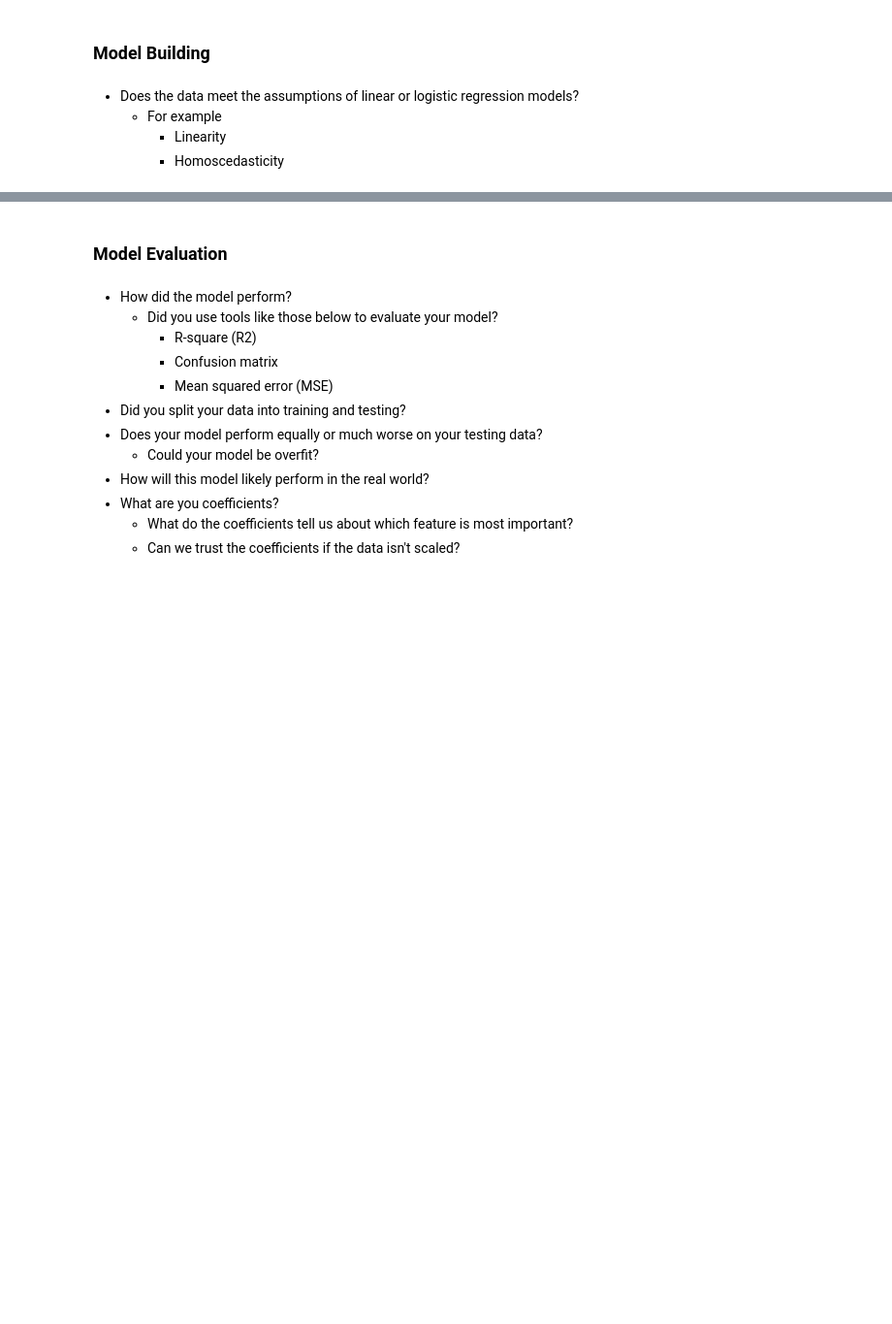
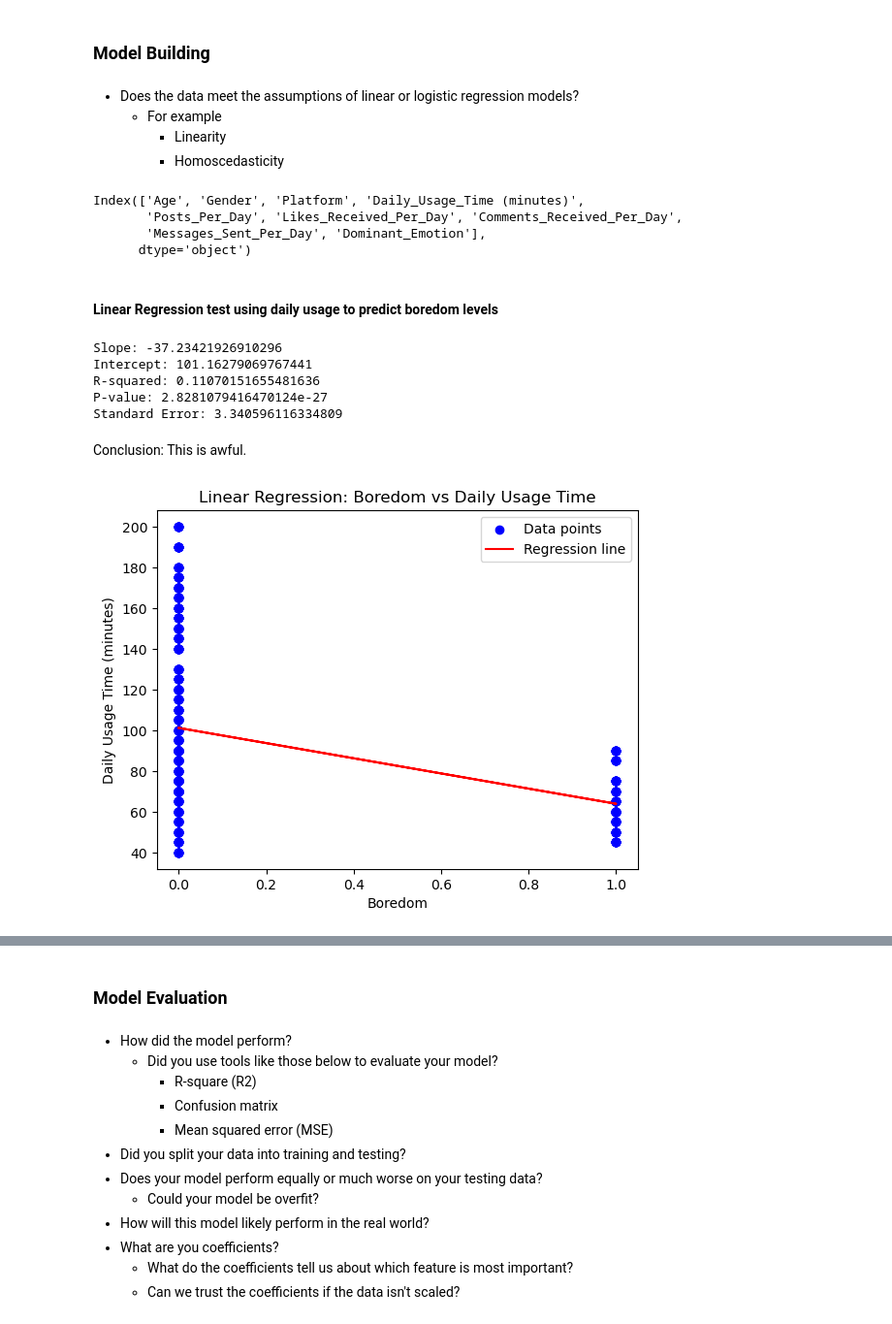
Before and after one commit to Austin-Heard/social-media-emotional-effects, a Jupyter notebook: notebooks/data_template.ipynb, the cells around one changed output, grey strips where cells are left out. Shown at 97% size. Drawn from its saved outputs; the diff is of its cells as text; code cells hidden in the pictures; blank space fills up the shorter version.

```diff
--- a/notebooks/data_template.ipynb
+++ b/notebooks/data_template.ipynb
@@ -661,0 +657,50 @@ P-value: 6.527112857189835e-08
+# %%
+socialmedia_db.columns
+# %% [output]
+Index(['Age', 'Gender', 'Platform', 'Daily_Usage_Time (minutes)',
+       'Posts_Per_Day', 'Likes_Received_Per_Day', 'Comments_Received_Per_Day',
+       'Messages_Sent_Per_Day', 'Dominant_Emotion'],
+      dtype='object')
+# %% [markdown]
+#### Linear Regression test using daily usage to predict boredom levels
+# %%
+X = socialmedia_ml_db["Dominant_Emotion_Boredom"]
+y = socialmedia_ml_db['Daily_Usage_Time (minutes)']
+
+# Performing linear regression
+slope, intercept, r_value, p_value, std_err = linregress(X, y)
+
+# Output the regression results
+print(f"Slope: {slope}")
+print(f"Intercept: {intercept}")
+print(f"R-squared: {r_value**2}")
+print(f"P-value: {p_value}")
+print(f"Standard Error: {std_err}")
+
+# Predicting using the regression model
+y_pred = intercept + slope * X
+# %% [output]
+Slope: -37.23421926910296
+Intercept: 101.16279069767441
+R-squared: 0.11070151655481636
+P-value: 2.8281079416470124e-27
+Standard Error: 3.340596116334809
+# %% [markdown]
+Conclusion: This is awful.
+# %%
+# Scatter plot of the data points
+plt.scatter(X, y, color='blue', label='Data points')
+
+# Regression line
+plt.plot(X, y_pred, color='red', label='Regression line')
+
+# Adding labels and title
+plt.xlabel('Boredom')
+plt.ylabel('Daily Usage Time (minutes)')
+plt.title('Linear Regression: Boredom vs Daily Usage Time')
+plt.legend()
+
+# Show the plot
+plt.show()
+# %% [output]
+[figure, added]
```
Also changed, not shown: parts of 10 cells of this notebook, 1 other file.
